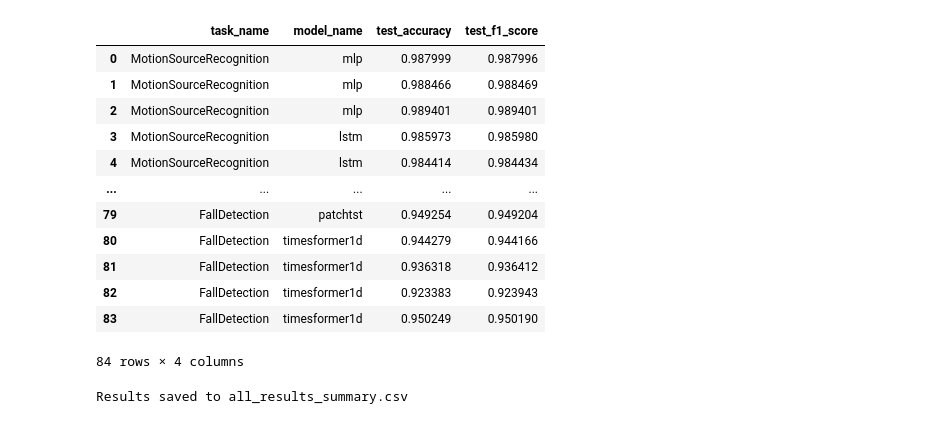
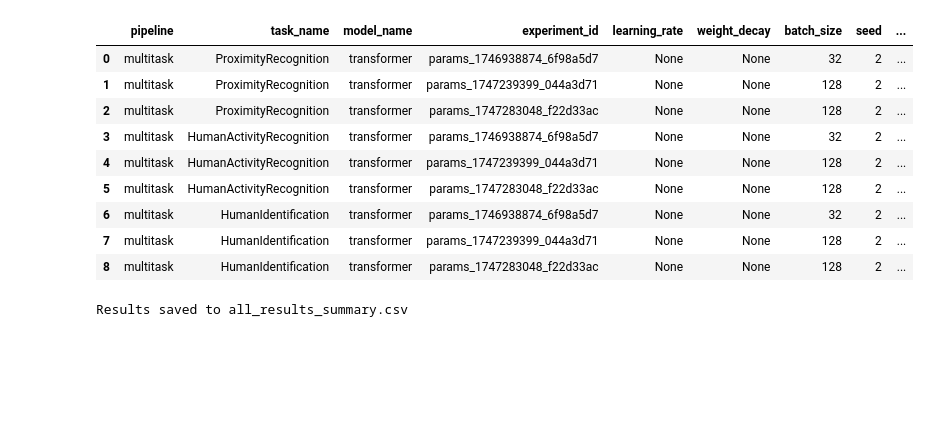
Before and after one commit to Jenny-Zhu/CSI-Bench-Real-WiFi-Sensing-Benchmark, a Jupyter notebook: result_analysis/all_result_analysis.ipynb, the cells around one changed output. Saved outputs shown, nothing was run; the diff lists cells and outputs as text; code cells hidden in the pictures; blank space fills up the shorter version.

```diff
--- a/result_analysis/all_result_analysis.ipynb
+++ b/result_analysis/all_result_analysis.ipynb
@@ -8,11 +8,14 @@ from collections import defaultdict
 # %%
 # Configuration - You can modify these variables
 data_dir = r"C:\Users\weiha\Desktop\benchmark_result"  # Base directory containing results
-pipeline_list = ["supervised"]  # List of pipelines to analyze
-task_name_list =["MotionSourceRecognition","BreathingDetection_Subset","Localization","FallDetection","ProximityRecognition","HumanActivityRecognition","HumanIdentification"]
+pipeline_list = ["multitask"]  # List of pipelines to analyze
+
+# task_name_list =["MotionSourceRecognition","BreathingDetection_Subset","Localization","FallDetection","ProximityRecognition","HumanActivityRecognition","HumanIdentification"]
 # task_name_list = ["BreathingDetection_Subset"]  # List of tasks to analyze
+task_name_list =["ProximityRecognition","HumanActivityRecognition","HumanIdentification"]
+
 model_name_list = ["mlp", "lstm", "resnet18", "transformer", "vit", "patchtst", "timesformer1d"] # List of models to analyze
-
+model_name_list = ["transformer"]
 
 # Initialize an empty list to store results
 results_data = []
@@ -36,6 +39,9 @@ for pipeline in pipeline_list:
                 config_filename = f"{model_name}_{task_name}_config.json"
                 results_filename = f"{model_name}_{task_name}_results.json"
 
+                if pipeline == 'multitask':
+                    results_filename = f"{model_name}_{task_name}_test_results.json"
+
                 config_path = os.path.join(exp_folder, config_filename)
                 results_path = os.path.join(exp_folder, results_filename)
 
@@ -55,6 +61,8 @@ for pipeline in pipeline_list:
                     seed = config_data.get('seed')
                     batch_size = config_data.get('batch_size')
 
+                    if pipeline == 'multitask':
+                        seed =2
                     # Skip if seed is not available (old version)
                     if seed is None:
                         print(f"Seed not available in {exp_folder}, skipping")
@@ -112,5 +120,6 @@ for task in task_name_list:
                 for metric, value in avg_metrics.items():
                     print(f"  {metric}: {value:.4f}")
 
-results_df = results_df[results_df["batch_size"] == 128].reset_index(drop=True)
+if pipeline_list == ["supervised"]:
+    results_df = results_df[results_df["batch_size"] == 128].reset_index(drop=True)
 # %% [output]
@@ -141,17 +148,15 @@ Found 2 experiments for supervised/BreathingDetection_Subset/vit
 # %%
-results_df[["task_name","model_name","test_accuracy", "test_f1_score"]]
+# results_df[["task_name","model_name","test_accuracy", "test_f1_score"]]
 # results_df[results_df['task_name'] == 'BreathingDetection_Subset']
+results_df
 # %% [output]
-|  | task_name | model_name | test_accuracy | test_f1_score |
-| 0 | MotionSourceRecognition | mlp | 0.987999 | 0.987996 |
-| 1 | MotionSourceRecognition | mlp | 0.988466 | 0.988469 |
-| 2 | MotionSourceRecognition | mlp | 0.989401 | 0.989401 |
-| 3 | MotionSourceRecognition | lstm | 0.985973 | 0.985980 |
-| 4 | MotionSourceRecognition | lstm | 0.984414 | 0.984434 |
-| ... | ... | ... | ... | ... |
-| 79 | FallDetection | patchtst | 0.949254 | 0.949204 |
-| 80 | FallDetection | timesformer1d | 0.944279 | 0.944166 |
-| 81 | FallDetection | timesformer1d | 0.936318 | 0.936412 |
-| 82 | FallDetection | timesformer1d | 0.923383 | 0.923943 |
-| 83 | FallDetection | timesformer1d | 0.950249 | 0.950190 |
+|  | pipeline | task_name | model_name | experiment_id | learning_rate | weight_decay | batch_size | seed | ... |
+| 0 | multitask | ProximityRecognition | transformer | params_1746938874_6f98a5d7 | None | None | 32 | 2 | ... |
+| 1 | multitask | ProximityRecognition | transformer | params_1747239399_044a3d71 | None | None | 128 | 2 | ... |
+| 2 | multitask | ProximityRecognition | transformer | params_1747283048_f22d33ac | None | None | 128 | 2 | ... |
+| 3 | multitask | HumanActivityRecognition | transformer | params_1746938874_6f98a5d7 | None | None | 32 | 2 | ... |
+| 4 | multitask | HumanActivityRecognition | transformer | params_1747239399_044a3d71 | None | None | 128 | 2 | ... |
+| 5 | multitask | HumanActivityRecognition | transformer | params_1747283048_f22d33ac | None | None | 128 | 2 | ... |
+| 6 | multitask | HumanIdentification | transformer | params_1746938874_6f98a5d7 | None | None | 32 | 2 | ... |
+| 7 | multitask | HumanIdentification | transformer | params_1747239399_044a3d71 | None | None | 128 | 2 | ... |
+| 8 | multitask | HumanIdentification | transformer | params_1747283048_f22d33ac | None | None | 128 | 2 | ... |
-84 rows × 4 columns
```
Also changed, not shown: parts of 8 cells of this notebook, 7 other files.
